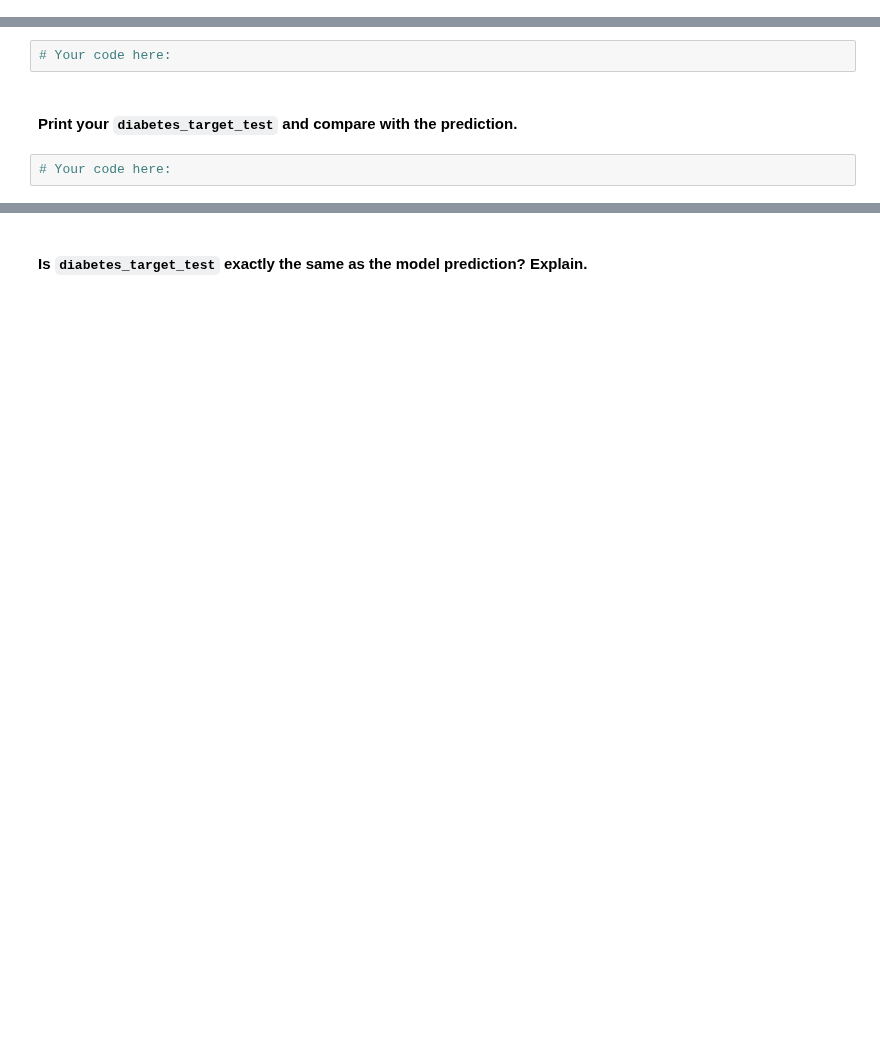
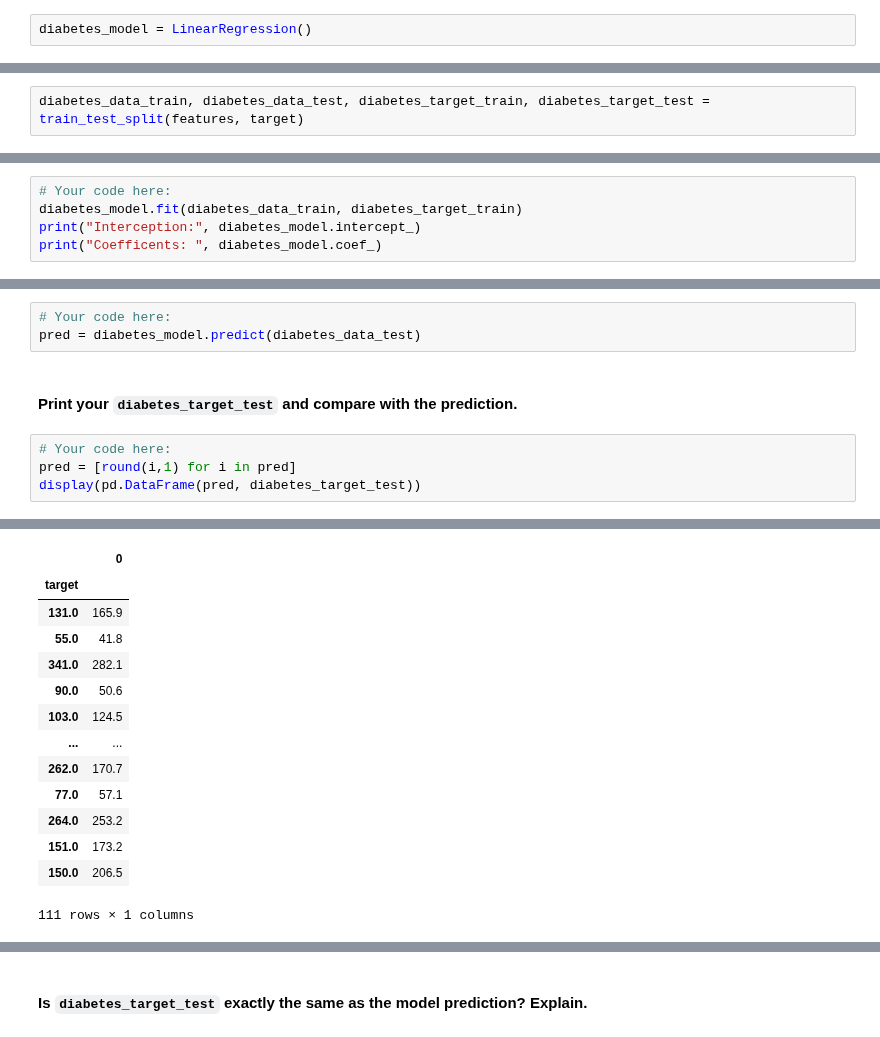
Before and after one commit to ta-data-lis/lab-supervised-learning-sklearn, a Jupyter notebook: your-code/main.ipynb, the cells around one changed output, grey strips where cells are left out. Cells and saved outputs as stored; diff of their text form; blank space fills up the shorter version.

```diff
--- a/your-code/main.ipynb
+++ b/your-code/main.ipynb
@@ -72,3 +122,5 @@ Also take a look at the `sklearn.linear_model.LinearRegression` [documentation](
+# %%
+diabetes_model = LinearRegression()
 # %% [markdown]
 #### Next, let's split the training and test data.
 
@@ -77,0 +128,2 @@ Define `diabetes_data_train`, `diabetes_target_train`, `diabetes_data_test`, and
+# %%
+diabetes_data_train, diabetes_data_test, diabetes_target_train, diabetes_target_test = train_test_split(features, target)
@@ -81,0 +134,5 @@ Fit the training data and target to `diabetes_model`. Print the *intercept* and
+# %%
+# Your code here:
+diabetes_model.fit(diabetes_data_train, diabetes_target_train)
+print("Interception:", diabetes_model.intercept_)
+print("Coefficents: ", diabetes_model.coef_)
@@ -92,7 +154,11 @@ This is the linear regression model fitted to your training dataset.
 #### Using your fitted linear regression model, predict the *y* of `diabetes_data_test`.
 # %%
 # Your code here:
+pred = diabetes_model.predict(diabetes_data_test)
 # %% [markdown]
 #### Print your `diabetes_target_test` and compare with the prediction.
-# %%
-# Your code here:
+# %%
+# Your code here:
+pred = [round(i,1) for i in pred]
+display(pd.DataFrame(pred, diabetes_target_test))
+# %% [output]
@@ -98,0 +166,14 @@ This is the linear regression model fitted to your training dataset.
+|  | 0 |
+| target |  |
+| 131.0 | 165.9 |
+| 55.0 | 41.8 |
+| 341.0 | 282.1 |
+| 90.0 | 50.6 |
+| 103.0 | 124.5 |
+| ... | ... |
+| 262.0 | 170.7 |
+| 77.0 | 57.1 |
+| 264.0 | 253.2 |
+| 151.0 | 173.2 |
+| 150.0 | 206.5 |
+111 rows × 1 columns
```
Also changed, not shown: parts of 44 cells of this notebook, 1 other file.
